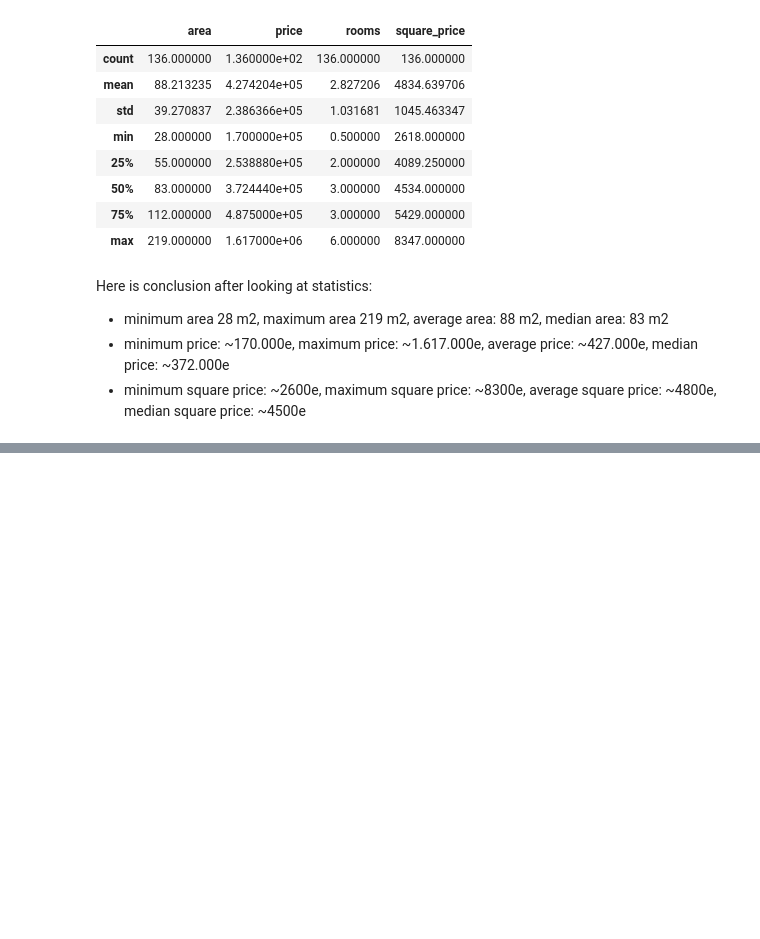
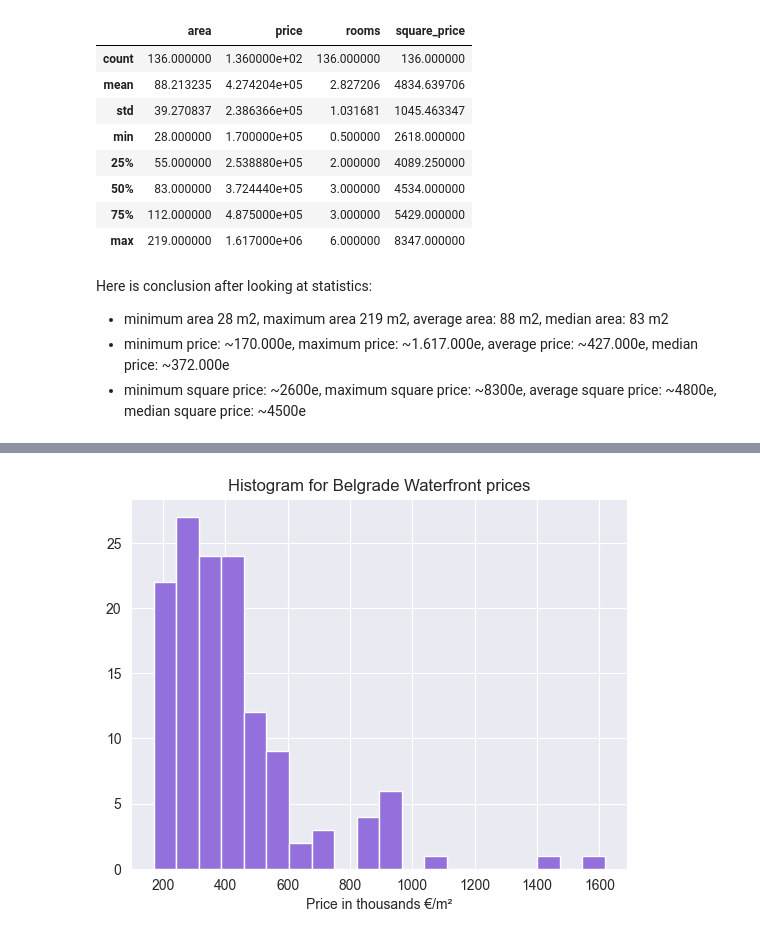
Before and after one commit to ttcpavle/Apartment-sale-data-analysis, a Jupyter notebook: Apartment_Prices_Analysis.ipynb, the cells around one changed output, grey strips where cells are left out. Saved outputs shown, nothing was run; the diff lists cells and outputs as text; code cells hidden in the pictures; blank space fills up the shorter version.

```diff
--- a/Apartment_Prices_Analysis.ipynb
+++ b/Apartment_Prices_Analysis.ipynb
@@ -1002,0 +1007,11 @@ plt.show()
+# %%
+from matplotlib.ticker import FuncFormatter
+
+fig, ax = plt.subplots()
+ax.hist(bw['price'], bins=20, color='mediumpurple')
+ax.xaxis.set_major_formatter(FuncFormatter(lambda x, _: int(x / 1000)))
+ax.set_xlabel("Price in thousands €/m²")
+ax.set_title('Histogram for Belgrade Waterfront prices')
+plt.show()
+# %% [output]
+[figure, added]
```
Also changed, not shown: parts of 6 cells of this notebook, 3 other files.
